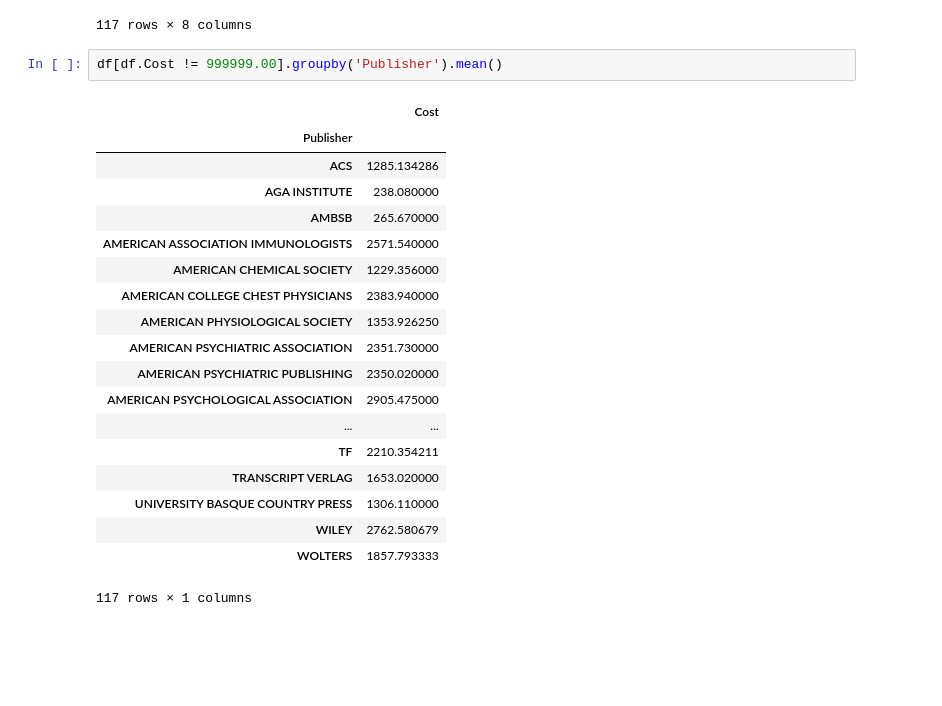
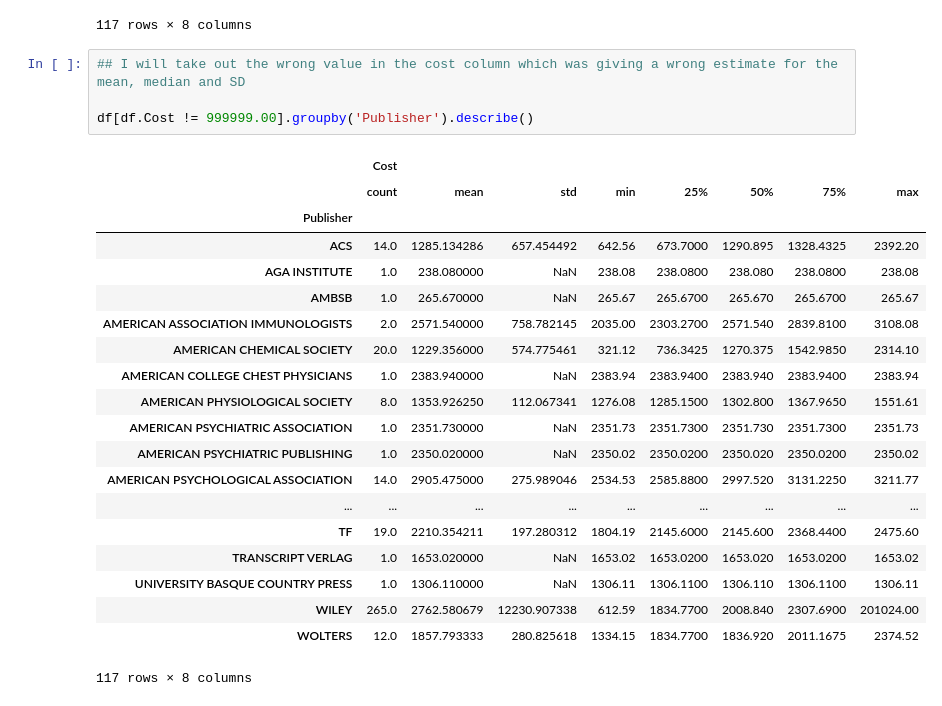
Before and after one commit to badrshuaib1/Thinkful_drills, a Jupyter notebook: Challenge-Data-Cleaning.ipynb, the cells around one changed output. Cells and saved outputs as stored; diff of their text form; blank space fills up the shorter version.

```diff
--- a/Challenge-Data-Cleaning.ipynb
+++ b/Challenge-Data-Cleaning.ipynb
@@ -227,25 +227,28 @@ df.groupby('Publisher').Cost.describe()
 | WILEY | 269.0 | 17591.375019 | 121530.411308 | 612.59 | 1836.9200 | 2010.240 | 2310.9500 | 999999.00 |
 | WOLTERS | 12.0 | 1857.793333 | 280.825618 | 1334.15 | 1834.7700 | 1836.920 | 2011.1675 | 2374.52 |
 117 rows × 8 columns
-# %%
-df[df.Cost != 999999.00].groupby('Publisher').mean()
-# %% [output]
-|  | Cost |
-| Publisher |  |
-| ACS | 1285.134286 |
-| AGA INSTITUTE | 238.080000 |
-| AMBSB | 265.670000 |
-| AMERICAN ASSOCIATION IMMUNOLOGISTS | 2571.540000 |
-| AMERICAN CHEMICAL SOCIETY | 1229.356000 |
-| AMERICAN COLLEGE CHEST PHYSICIANS | 2383.940000 |
-| AMERICAN PHYSIOLOGICAL SOCIETY | 1353.926250 |
-| AMERICAN PSYCHIATRIC ASSOCIATION | 2351.730000 |
-| AMERICAN PSYCHIATRIC PUBLISHING | 2350.020000 |
-| AMERICAN PSYCHOLOGICAL ASSOCIATION | 2905.475000 |
-| ... | ... |
-| TF | 2210.354211 |
-| TRANSCRIPT VERLAG | 1653.020000 |
-| UNIVERSITY BASQUE COUNTRY PRESS | 1306.110000 |
-| WILEY | 2762.580679 |
-| WOLTERS | 1857.793333 |
-117 rows × 1 columns
+# %%
+## I will take out the wrong value in the cost column which was giving a wrong estimate for the mean, median and SD
+
+df[df.Cost != 999999.00].groupby('Publisher').describe()
+# %% [output]
+|  | Cost |  |  |  |  |  |  |  |
+|  | count | mean | std | min | 25% | 50% | 75% | max |
+| Publisher |  |  |  |  |  |  |  |  |
+| ACS | 14.0 | 1285.134286 | 657.454492 | 642.56 | 673.7000 | 1290.895 | 1328.4325 | 2392.20 |
+| AGA INSTITUTE | 1.0 | 238.080000 | NaN | 238.08 | 238.0800 | 238.080 | 238.0800 | 238.08 |
+| AMBSB | 1.0 | 265.670000 | NaN | 265.67 | 265.6700 | 265.670 | 265.6700 | 265.67 |
+| AMERICAN ASSOCIATION IMMUNOLOGISTS | 2.0 | 2571.540000 | 758.782145 | 2035.00 | 2303.2700 | 2571.540 | 2839.8100 | 3108.08 |
+| AMERICAN CHEMICAL SOCIETY | 20.0 | 1229.356000 | 574.775461 | 321.12 | 736.3425 | 1270.375 | 1542.9850 | 2314.10 |
+| AMERICAN COLLEGE CHEST PHYSICIANS | 1.0 | 2383.940000 | NaN | 2383.94 | 2383.9400 | 2383.940 | 2383.9400 | 2383.94 |
+| AMERICAN PHYSIOLOGICAL SOCIETY | 8.0 | 1353.926250 | 112.067341 | 1276.08 | 1285.1500 | 1302.800 | 1367.9650 | 1551.61 |
+| AMERICAN PSYCHIATRIC ASSOCIATION | 1.0 | 2351.730000 | NaN | 2351.73 | 2351.7300 | 2351.730 | 2351.7300 | 2351.73 |
+| AMERICAN PSYCHIATRIC PUBLISHING | 1.0 | 2350.020000 | NaN | 2350.02 | 2350.0200 | 2350.020 | 2350.0200 | 2350.02 |
+| AMERICAN PSYCHOLOGICAL ASSOCIATION | 14.0 | 2905.475000 | 275.989046 | 2534.53 | 2585.8800 | 2997.520 | 3131.2250 | 3211.77 |
+| ... | ... | ... | ... | ... | ... | ... | ... | ... |
+| TF | 19.0 | 2210.354211 | 197.280312 | 1804.19 | 2145.6000 | 2145.600 | 2368.4400 | 2475.60 |
+| TRANSCRIPT VERLAG | 1.0 | 1653.020000 | NaN | 1653.02 | 1653.0200 | 1653.020 | 1653.0200 | 1653.02 |
+| UNIVERSITY BASQUE COUNTRY PRESS | 1.0 | 1306.110000 | NaN | 1306.11 | 1306.1100 | 1306.110 | 1306.1100 | 1306.11 |
+| WILEY | 265.0 | 2762.580679 | 12230.907338 | 612.59 | 1834.7700 | 2008.840 | 2307.6900 | 201024.00 |
+| WOLTERS | 12.0 | 1857.793333 | 280.825618 | 1334.15 | 1834.7700 | 1836.920 | 2011.1675 | 2374.52 |
+117 rows × 8 columns
```
